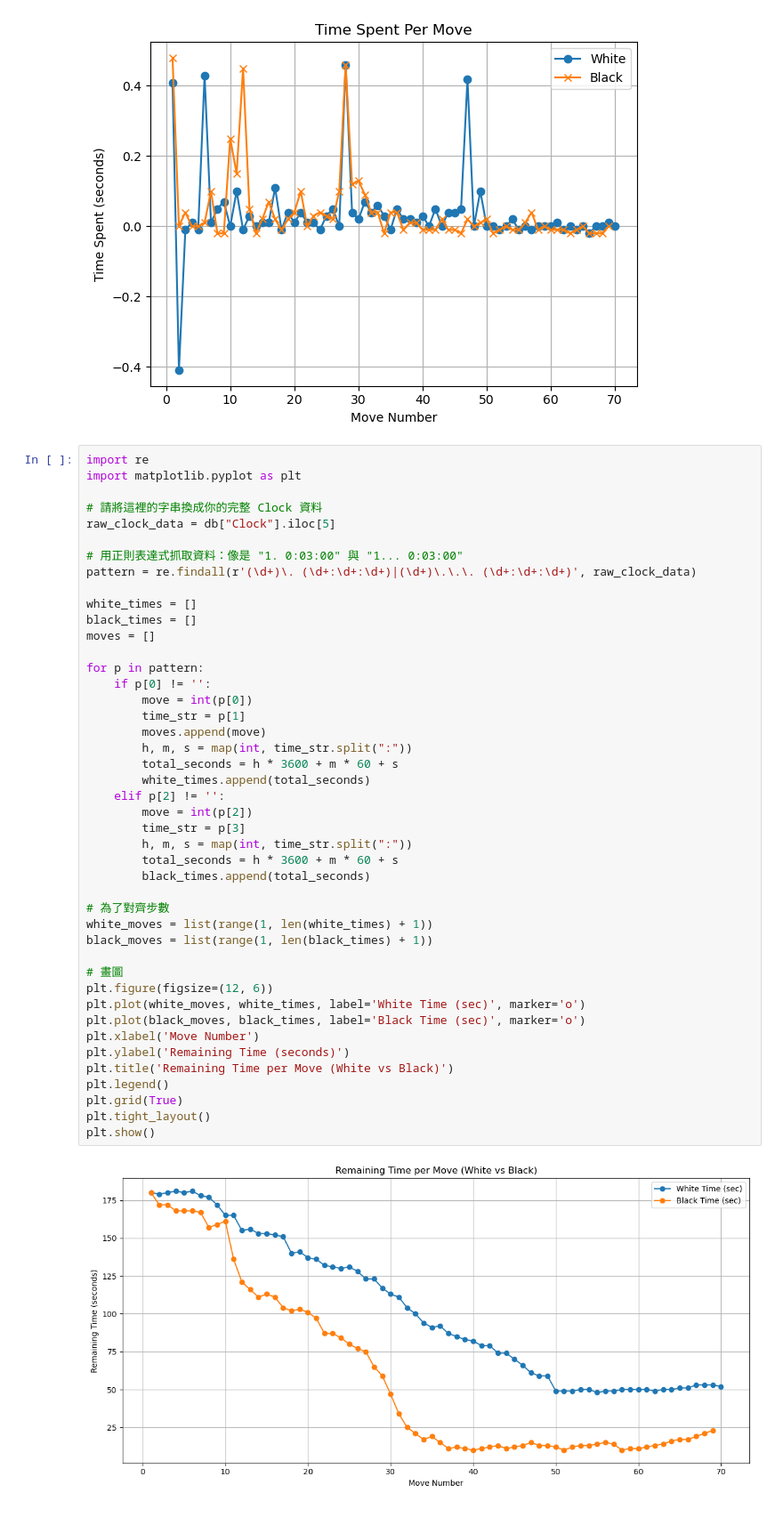
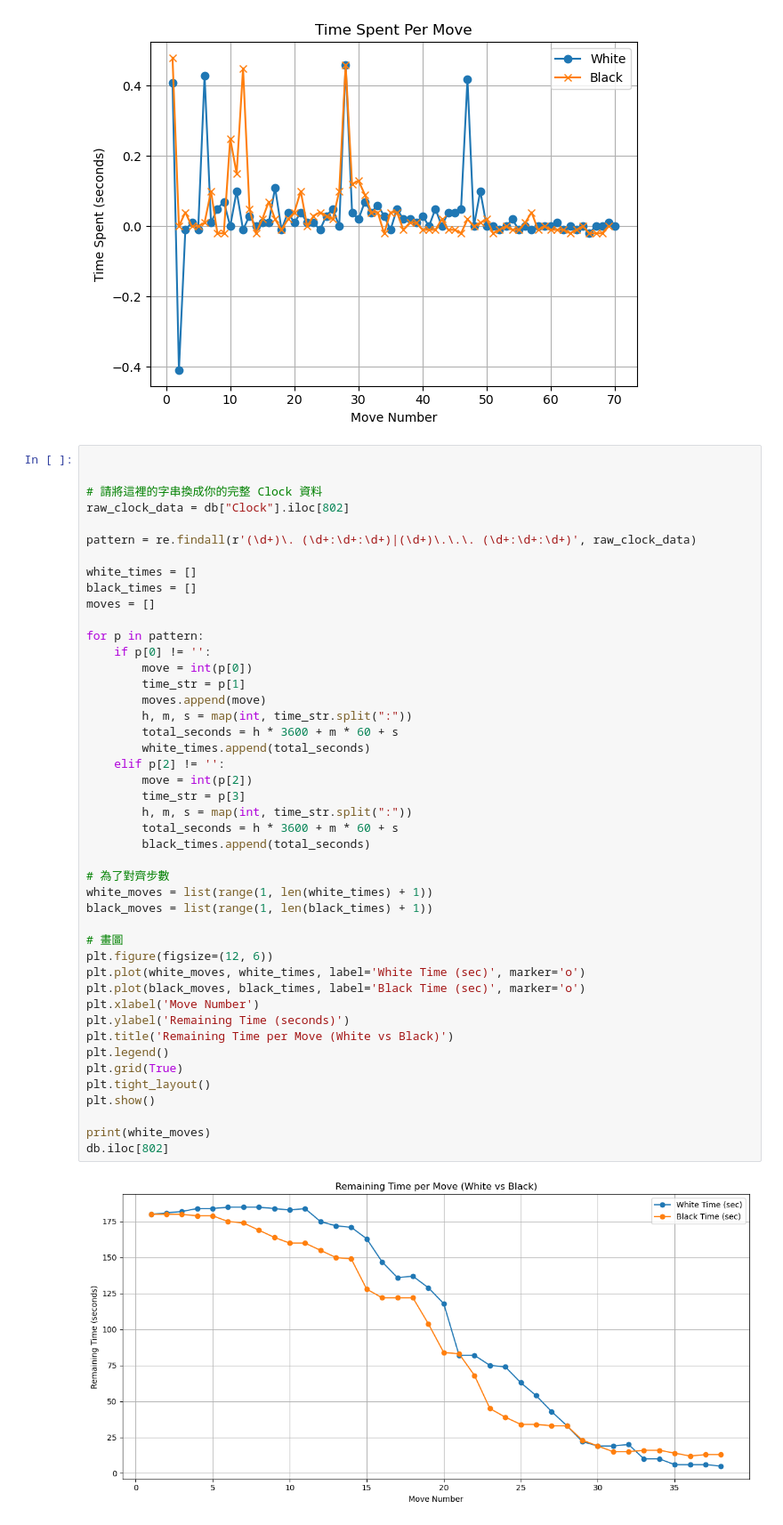
Before and after one commit to VictorSwankyTiger/UndergraduationProject, a Jupyter notebook: database/Time slope.ipynb, the cells around one changed output. Shown at 89% size. Cells and saved outputs as stored; diff of their text form.

```diff
--- a/database/Time slope.ipynb
+++ b/database/Time slope.ipynb
@@ -48,13 +48,11 @@ plt.show()
 # %% [output]
 [figure]
 # %%
-import re
-import matplotlib.pyplot as plt
+
 
 # 請將這裡的字串換成你的完整 Clock 資料
-raw_clock_data = db["Clock"].iloc[5]
+raw_clock_data = db["Clock"].iloc[802]
 
-# 用正則表達式抓取資料：像是 "1. 0:03:00" 與 "1... 0:03:00"
 pattern = re.findall(r'(\d+)\. (\d+:\d+:\d+)|(\d+)\.\.\. (\d+:\d+:\d+)', raw_clock_data)
 
 white_times = []
@@ -65,31 +63,34 @@ for p in pattern:
     if p[0] != '':
         move = int(p[0])
         time_str = p[1]
         moves.append(move)
         h, m, s = map(int, time_str.split(":"))
         total_seconds = h * 3600 + m * 60 + s
         white_times.append(total_seconds)
     elif p[2] != '':
         move = int(p[2])
         time_str = p[3]
         h, m, s = map(int, time_str.split(":"))
         total_seconds = h * 3600 + m * 60 + s
         black_times.append(total_seconds)
 
 # 為了對齊步數
 white_moves = list(range(1, len(white_times) + 1))
 black_moves = list(range(1, len(black_times) + 1))
 
 # 畫圖
 plt.figure(figsize=(12, 6))
 plt.plot(white_moves, white_times, label='White Time (sec)', marker='o')
 plt.plot(black_moves, black_times, label='Black Time (sec)', marker='o')
 plt.xlabel('Move Number')
 plt.ylabel('Remaining Time (seconds)')
 plt.title('Remaining Time per Move (White vs Black)')
 plt.legend()
 plt.grid(True)
 plt.tight_layout()
 plt.show()
+
+print(white_moves)
+db.iloc[802]
 # %% [output]
-[figure, old version]
+[figure, new version]
```
Also changed, not shown: parts of 3 cells of this notebook, 5 other files.
